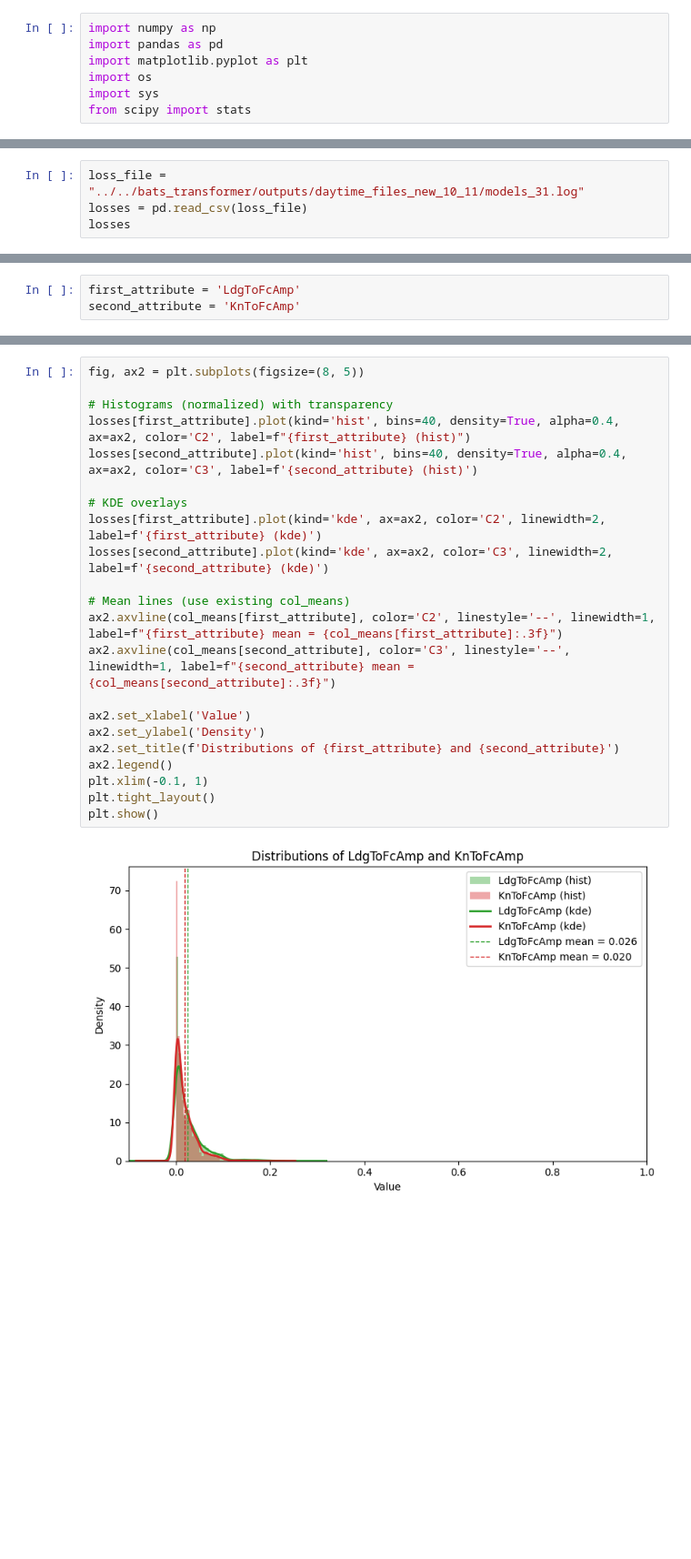
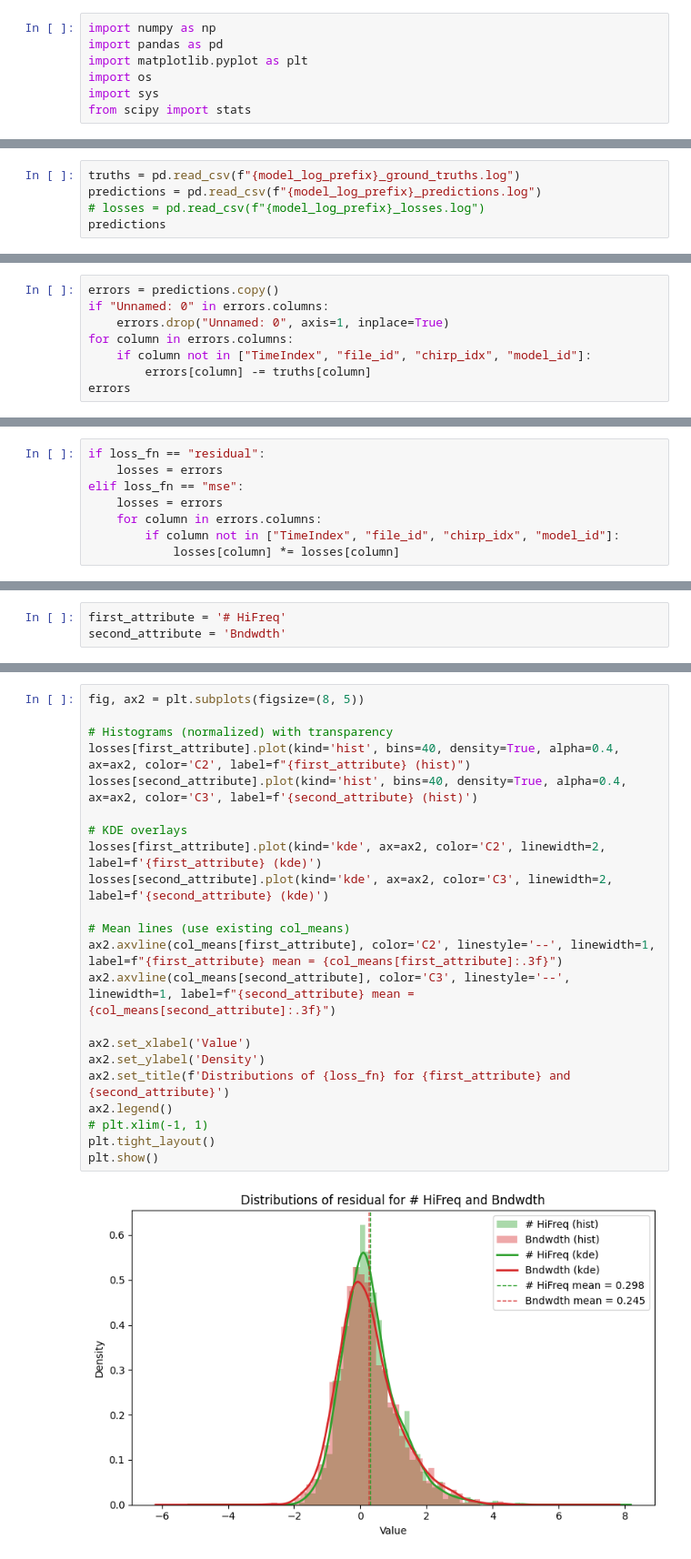
Before and after one commit to paepcke/bats, a Jupyter notebook: src/andrew/error_distribution_analysis.ipynb, the cells around one changed output, grey strips where cells are left out. Shown at 91% size. Saved outputs shown, nothing was run; the diff lists cells and outputs as text; blank space fills up the shorter version.

```diff
--- a/src/andrew/error_distribution_analysis.ipynb
+++ b/src/andrew/error_distribution_analysis.ipynb
@@ -8,6 +17,7 @@ from scipy import stats
 # %%
-loss_file = "../../bats_transformer/outputs/daytime_files_new_10_11/models_31.log"
-losses = pd.read_csv(loss_file)
-losses
+truths = pd.read_csv(f"{model_log_prefix}_ground_truths.log")
+predictions = pd.read_csv(f"{model_log_prefix}_predictions.log")
+# losses = pd.read_csv(f"{model_log_prefix}_losses.log")
+predictions
 # %% [output]
 |  | Unnamed: 0 | TimeIndex | TimeInFile | PrecedingIntrvl | HiFreq | Bndwdth | FreqMaxPwr | PrcntMaxAmpDur | ... |
@@ -25,0 +36,8 @@ losses
+# %%
+errors = predictions.copy()
+if "Unnamed: 0" in errors.columns:
+    errors.drop("Unnamed: 0", axis=1, inplace=True)
+for column in errors.columns:
+    if column not in ["TimeIndex", "file_id", "chirp_idx", "model_id"]:
+        errors[column] -= truths[column]
+errors
@@ -25,0 +58,8 @@ losses
+# %%
+if loss_fn == "residual":
+    losses = errors
+elif loss_fn == "mse":
+    losses = errors
+    for column in errors.columns:
+        if column not in ["TimeIndex", "file_id", "chirp_idx", "model_id"]:
+            losses[column] *= losses[column]
@@ -48,6 +169,6 @@ dtype: float64
 # %%
-first_attribute = 'LdgToFcAmp'
-second_attribute = 'KnToFcAmp'
+first_attribute = '# HiFreq'
+second_attribute = 'Bndwdth'
 # %%
 # summary statistics for the two attributes (uses existing variables)
 s1 = losses[first_attribute].dropna()
@@ -171,27 +302,27 @@ Interpretation (alpha = 0.05):
 # %%
 fig, ax2 = plt.subplots(figsize=(8, 5))
 
 # Histograms (normalized) with transparency
 losses[first_attribute].plot(kind='hist', bins=40, density=True, alpha=0.4, ax=ax2, color='C2', label=f"{first_attribute} (hist)")
 losses[second_attribute].plot(kind='hist', bins=40, density=True, alpha=0.4, ax=ax2, color='C3', label=f'{second_attribute} (hist)')
 
 # KDE overlays
 losses[first_attribute].plot(kind='kde', ax=ax2, color='C2', linewidth=2, label=f'{first_attribute} (kde)')
 losses[second_attribute].plot(kind='kde', ax=ax2, color='C3', linewidth=2, label=f'{second_attribute} (kde)')
 
 # Mean lines (use existing col_means)
 ax2.axvline(col_means[first_attribute], color='C2', linestyle='--', linewidth=1, label=f"{first_attribute} mean = {col_means[first_attribute]:.3f}")
 ax2.axvline(col_means[second_attribute], color='C3', linestyle='--', linewidth=1, label=f"{second_attribute} mean = {col_means[second_attribute]:.3f}")
 
 ax2.set_xlabel('Value')
 ax2.set_ylabel('Density')
-ax2.set_title(f'Distributions of {first_attribute} and {second_attribute}')
+ax2.set_title(f'Distributions of {loss_fn} for {first_attribute} and {second_attribute}')
 ax2.legend()
-plt.xlim(-0.1, 1)
+# plt.xlim(-1, 1)
 plt.tight_layout()
 plt.show()
 # %% [output]
-[figure, old version]
+[figure, new version]
 # %%
 # # Plot distribution of the 'HiFreq' column (histogram + KDE)
 # column = "HiFreq"
```
Also changed, not shown: parts of 15 cells of this notebook, 7 other files.
